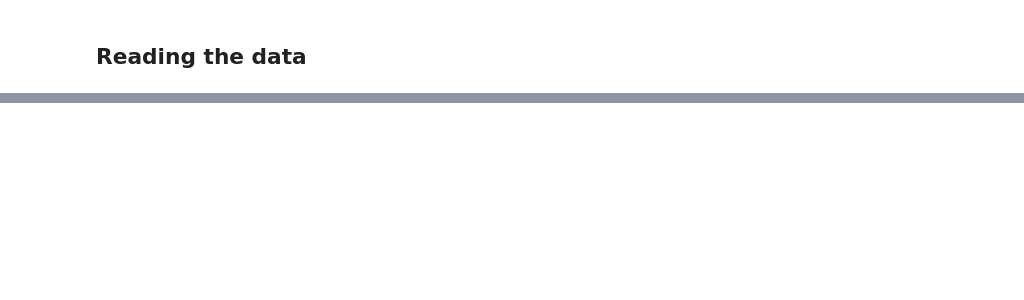
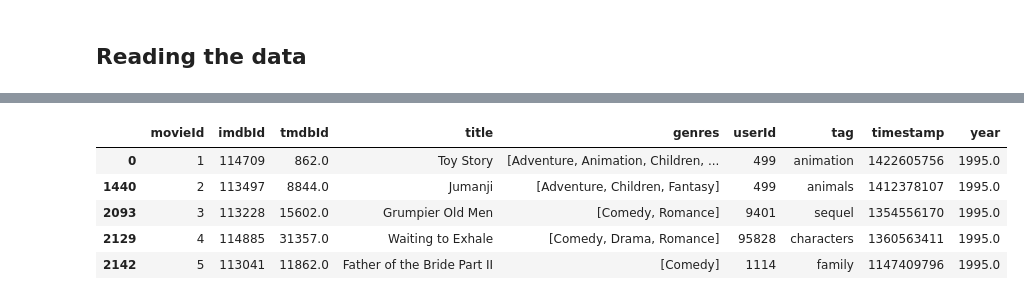
Before and after one commit to randellmwania/Movie-Recommendation-System, a Jupyter notebook: movie.ipynb, the cells around one changed output, grey strips where cells are left out. Cells and saved outputs as stored; diff of their text form; code cells hidden in the pictures; blank space fills up the shorter version.

```diff
--- a/movie.ipynb
+++ b/movie.ipynb
@@ -42,0 +57,15 @@ FileNotFoundError: [Errno 2] No such file or directory: 'tags.csv'
+# %%
+# Merge links_data and movies_data on 'movieId'
+merged_df = pd.merge(links_data, movies_data, on='movieId', how='inner')
+
+# Merge the result with tags_data on 'movieId'
+merged_df = pd.merge(merged_df, tags_data, on='movieId', how='inner')
+
+# Merge ratings_data with the existing merged_df on 'movieId'
+ratings_data_sampled = ratings_data.sample(frac=0.1, random_state=42)
+
+# Merge sampled ratings_data with the existing merged_df on 'movieId'
+merged_df = pd.merge(merged_df, ratings_data_sampled, on='movieId', how='inner')
+
+# Display the resulting DataFrame
+print(merged_df)
@@ -42,0 +157,14 @@ FileNotFoundError: [Errno 2] No such file or directory: 'tags.csv'
+# %%
+# Function to extract the year from the title
+def extract_year(title):
+    match = re.search(r'\((\d{4})\)', title)
+    return match.group(1) if match else None
+
+# Apply the function to create a new 'year' column
+merged_df['year'] = merged_df['title'].apply(extract_year)
+
+# Remove the year from the 'title' column
+merged_df['title'] = merged_df['title'].str.replace(r'\s*\(\d{4}\)', '', regex=True)
+
+# Display the updated DataFrame
+print(merged_df.head())
@@ -42,0 +192,3 @@ FileNotFoundError: [Errno 2] No such file or directory: 'tags.csv'
+# %%
+# Drop duplicate rows based on 'movieId' and keep the first occurrence
+merged_df = merged_df.drop_duplicates(subset='movieId', keep='first')
@@ -42,0 +227,13 @@ FileNotFoundError: [Errno 2] No such file or directory: 'tags.csv'
+# %%
+merged_df['year'] = pd.to_datetime(merged_df['year'])
+# Keeping the year only
+merged_df['year'] = merged_df['year'].dt.year
+# previewing the changes
+merged_df.head()
+# %% [output]
+|  | movieId | imdbId | tmdbId | title | genres | userId | tag | timestamp | year |
+| 0 | 1 | 114709 | 862.0 | Toy Story | [Adventure, Animation, Children, ... | 499 | animation | 1422605756 | 1995.0 |
+| 1440 | 2 | 113497 | 8844.0 | Jumanji | [Adventure, Children, Fantasy] | 499 | animals | 1412378107 | 1995.0 |
+| 2093 | 3 | 113228 | 15602.0 | Grumpier Old Men | [Comedy, Romance] | 9401 | sequel | 1354556170 | 1995.0 |
+| 2129 | 4 | 114885 | 31357.0 | Waiting to Exhale | [Comedy, Drama, Romance] | 95828 | characters | 1360563411 | 1995.0 |
+| 2142 | 5 | 113041 | 11862.0 | Father of the Bride Part II | [Comedy] | 1114 | family | 1147409796 | 1995.0 |
```
Also changed, not shown: parts of 28 cells of this notebook.
